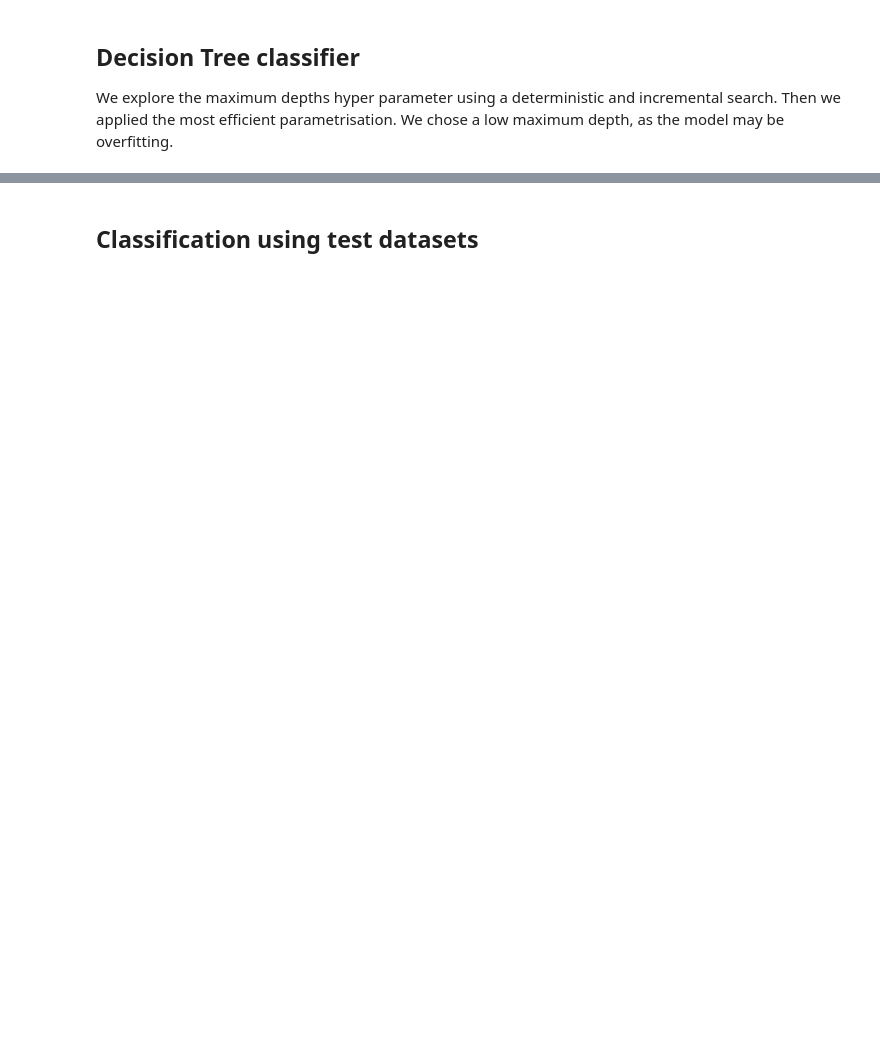
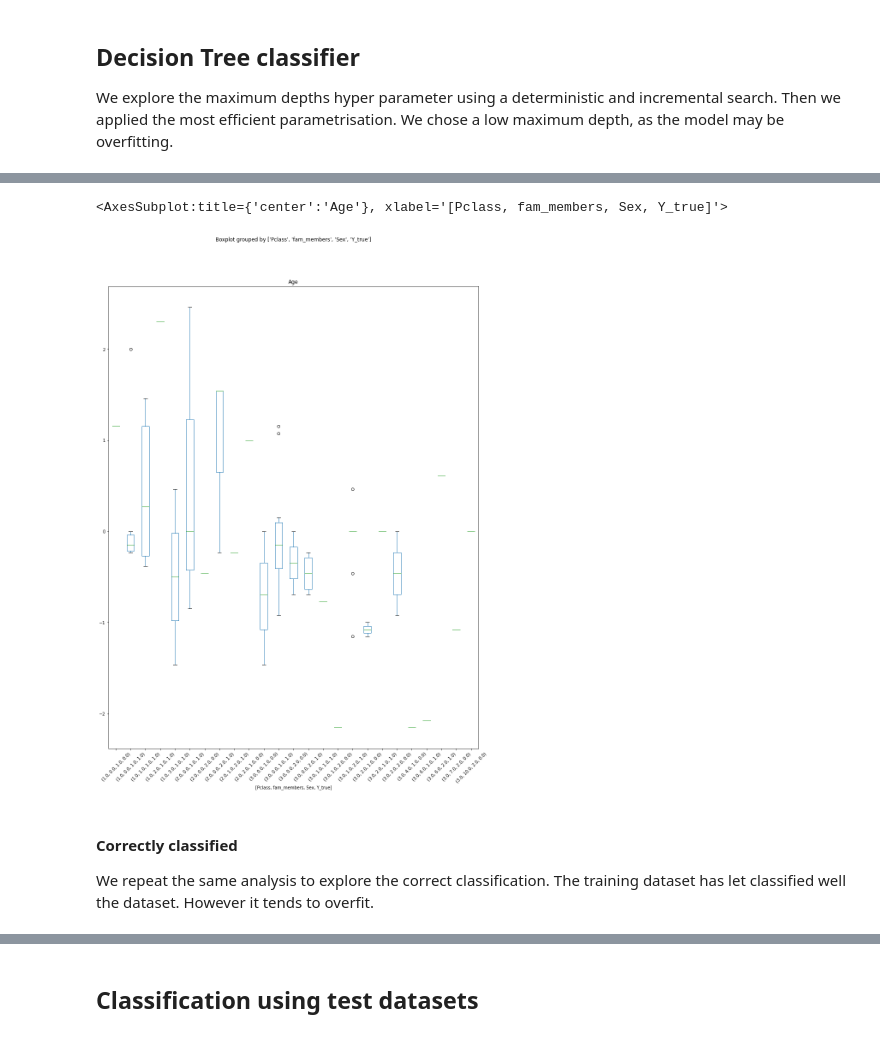
Before and after one commit to patRyserWelch8/KaggleTitanic, a Jupyter notebook: titanic.ipynb, the cells around one changed output, grey strips where cells are left out. Cells and saved outputs as stored; diff of their text form; code cells hidden in the pictures; blank space fills up the shorter version.

```diff
--- a/titanic.ipynb
+++ b/titanic.ipynb
@@ -1834,6 +1906,6 @@ Overall, the number of survivors misclassified were greater than misclassifiee
 # %%
 errors_pd = X_valid.copy(deep=True)
 errors_pd["Y_true"] = y_valid
-errors_pd["Y_pred"] = y_pred
-errors_pd = errors_pd.loc[errors_pd["Y_true"] !=  errors_pd["Y_pred"],]
-errors_pd
+errors_pd["Y_pred"] = y_pred_valid
+errors_pd = errors_pd.loc[errors_pd["Y_true"] != errors_pd["Y_pred"], :]
+errors_pd.head()
@@ -1851,0 +1939,12 @@ The passenger class  and being  male can lead  to errors. However, the number of
+# %%
+errors_pd.boxplot(column='Age',
+                  by=['Pclass',"fam_members", "Sex", "Y_true"],
+                  figsize= (15,20),
+                  grid=False,
+                  rot = 45)
+# %% [output]
+<AxesSubplot:title={'center':'Age'}, xlabel='[Pclass, fam_members, Sex, Y_true]'>
+[figure, added]
+# %% [markdown]
+#### Correctly classified
+We repeat the same analysis to explore the correct classification. The training dataset has let classified well the dataset. However it tends to overfit.
```
Also changed, not shown: parts of 47 cells of this notebook.
